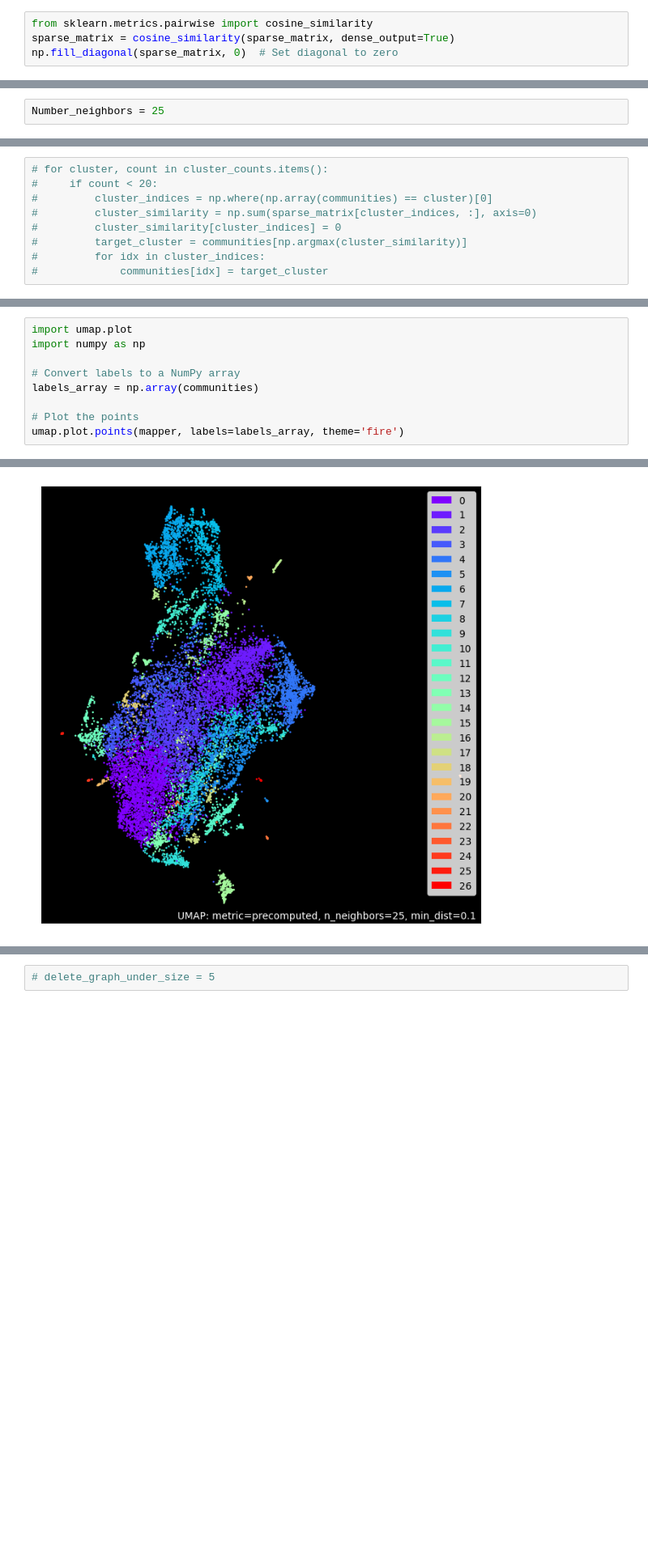
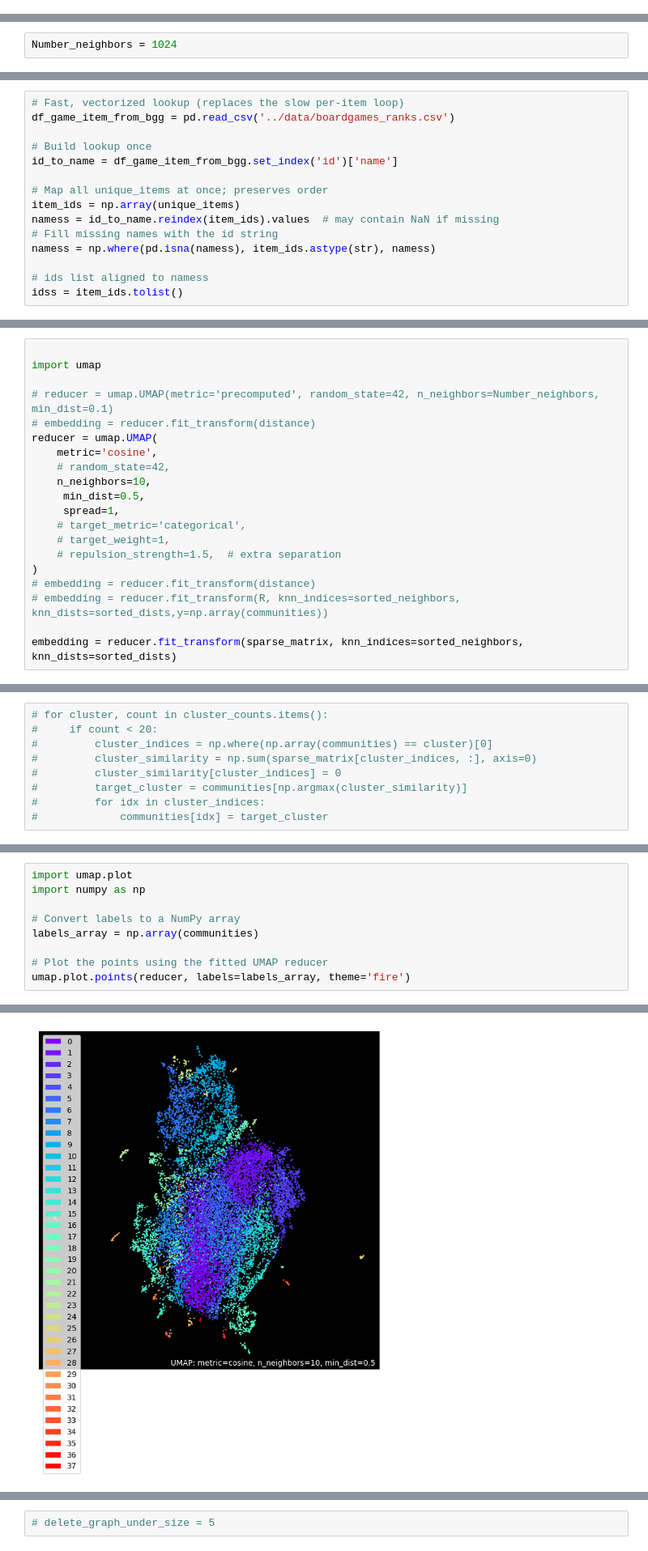
Before and after one commit to Toucan4Life/python-bgg, a Jupyter notebook: notebooks/analyse data bipartite networkx.ipynb, the cells around one changed output, grey strips where cells are left out. Shown at 81% size. Saved outputs shown, nothing was run; the diff lists cells and outputs as text; blank space fills up the shorter version.

```diff
--- a/notebooks/analyse data bipartite networkx.ipynb
+++ b/notebooks/analyse data bipartite networkx.ipynb
@@ -62,4 +48,0 @@ print(sparse_matrix[:5, :5])
-# %%
-from sklearn.metrics.pairwise import cosine_similarity
-sparse_matrix = cosine_similarity(sparse_matrix, dense_output=True)
-np.fill_diagonal(sparse_matrix, 0)  # Set diagonal to zero
@@ -75,2 +49,2 @@ print(sparse_matrix[:5, :5])
 # %%
-Number_neighbors = 25
+Number_neighbors = 1024
@@ -125,0 +271,15 @@ IGRAPH U-W- 15906 397650 --
+# %%
+# Fast, vectorized lookup (replaces the slow per-item loop)
+df_game_item_from_bgg = pd.read_csv('../data/boardgames_ranks.csv')
+
+# Build lookup once
+id_to_name = df_game_item_from_bgg.set_index('id')['name']
+
+# Map all unique_items at once; preserves order
+item_ids = np.array(unique_items)
+namess = id_to_name.reindex(item_ids).values  # may contain NaN if missing
+# Fill missing names with the id string
+namess = np.where(pd.isna(namess), item_ids.astype(str), namess)
+
+# ids list aligned to namess
+idss = item_ids.tolist()
@@ -167,3 +568,23 @@ print(partition.quality())
+# %%
+
+import umap
+
+# reducer = umap.UMAP(metric='precomputed', random_state=42, n_neighbors=Number_neighbors, min_dist=0.1)
+# embedding = reducer.fit_transform(distance)
+reducer = umap.UMAP(
+    metric='cosine',
+    # random_state=42,
+    n_neighbors=10,
+     min_dist=0.5,
+     spread=1,
+    # target_metric='categorical',
+    # target_weight=1,
+    # repulsion_strength=1.5,  # extra separation
+)
+# embedding = reducer.fit_transform(distance)
+# embedding = reducer.fit_transform(R, knn_indices=sorted_neighbors, knn_dists=sorted_dists,y=np.array(communities))
+
+embedding = reducer.fit_transform(sparse_matrix, knn_indices=sorted_neighbors, knn_dists=sorted_dists)
 # %%
 import matplotlib.pyplot as plt
 x_vals = [1024, 512, 256, 128, 64, 32, 16, 8]
@@ -254,12 +670,12 @@ plt.show()
 # %%
 import umap.plot
 import numpy as np
 
 # Convert labels to a NumPy array
 labels_array = np.array(communities)
 
-# Plot the points
-umap.plot.points(mapper, labels=labels_array, theme='fire')
+# Plot the points using the fitted UMAP reducer
+umap.plot.points(reducer, labels=labels_array, theme='fire')
 # %% [output]
 <AxesSubplot: >
-[figure, old version]
+[figure, new version]
```
Also changed, not shown: parts of 29 cells of this notebook.
